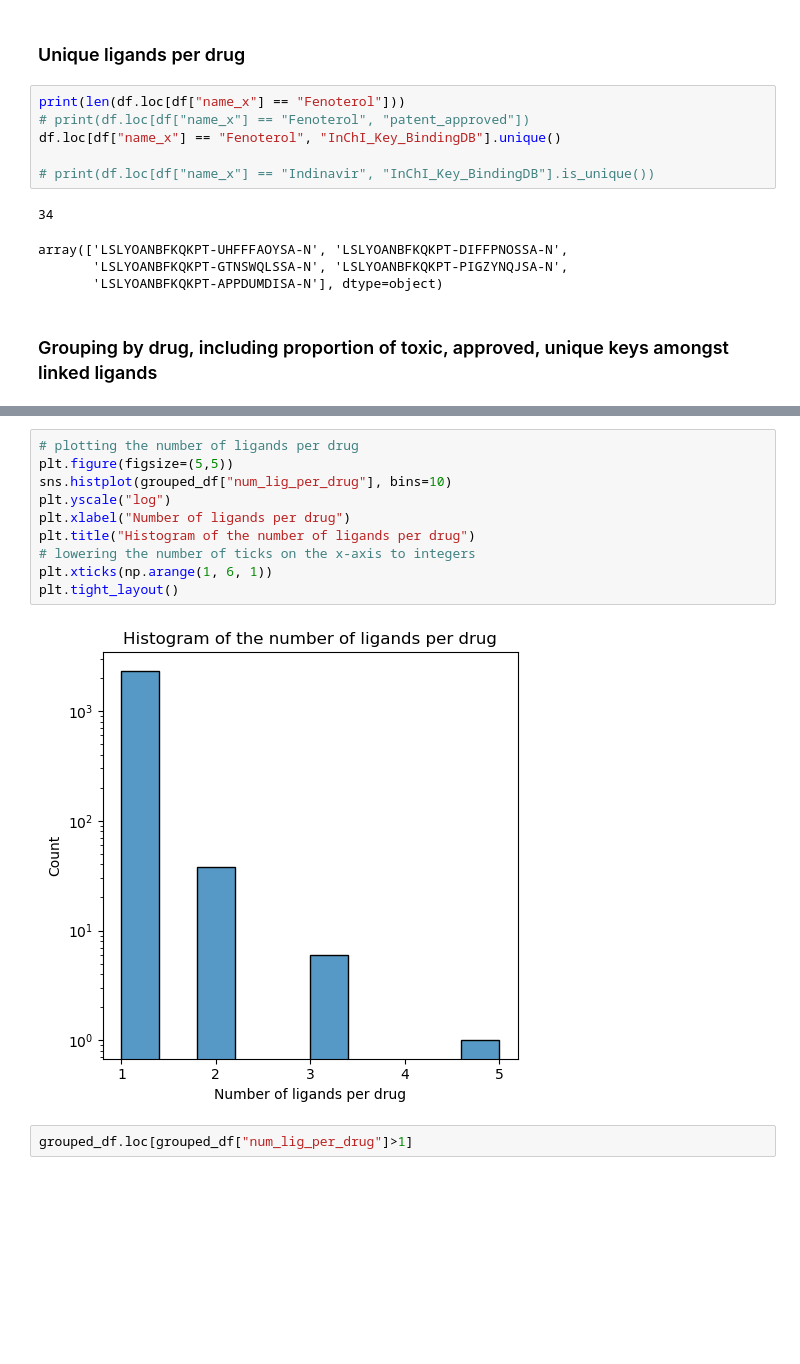
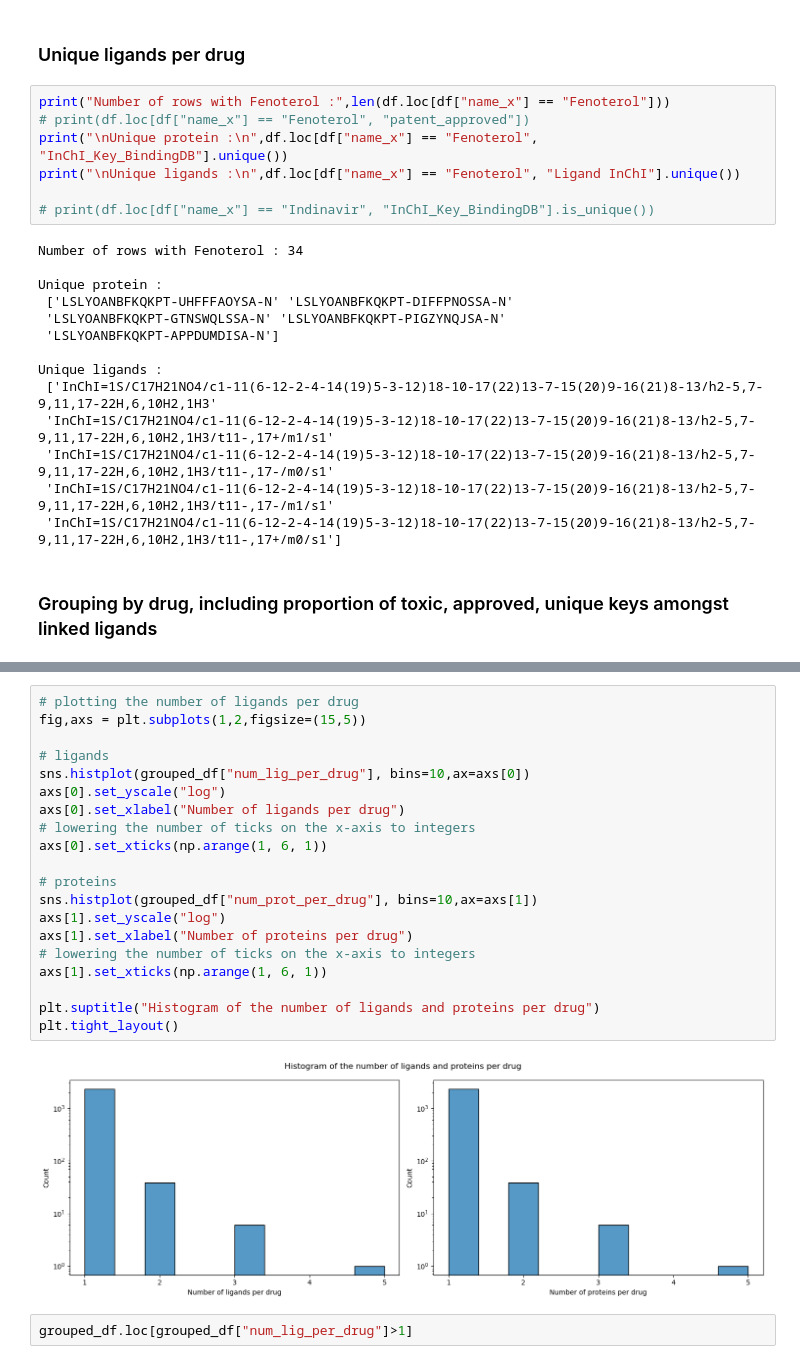
Before and after one commit to epfl-ada/ada-2024-project-hyperbabbage, a Jupyter notebook: trials_mathis.ipynb, the cells around one changed output, grey strips where cells are left out. Cells and saved outputs as stored; diff of their text form; blank space fills up the shorter version.

```diff
--- a/trials_mathis.ipynb
+++ b/trials_mathis.ipynb
@@ -146,16 +142,26 @@ organism :                                          HIV-1
 # %% [markdown]
 ### Unique ligands per drug
 # %%
-print(len(df.loc[df["name_x"] == "Fenoterol"]))
+print("Number of rows with Fenoterol :",len(df.loc[df["name_x"] == "Fenoterol"]))
 # print(df.loc[df["name_x"] == "Fenoterol", "patent_approved"])
-df.loc[df["name_x"] == "Fenoterol", "InChI_Key_BindingDB"].unique()
+print("\nUnique protein :\n",df.loc[df["name_x"] == "Fenoterol", "InChI_Key_BindingDB"].unique())
+print("\nUnique ligands :\n",df.loc[df["name_x"] == "Fenoterol", "Ligand InChI"].unique())
 
 # print(df.loc[df["name_x"] == "Indinavir", "InChI_Key_BindingDB"].is_unique())
 # %% [output]
-34
+Number of rows with Fenoterol : 34
+
+Unique protein :
+ ['LSLYOANBFKQKPT-UHFFFAOYSA-N' 'LSLYOANBFKQKPT-DIFFPNOSSA-N'
+ 'LSLYOANBFKQKPT-GTNSWQLSSA-N' 'LSLYOANBFKQKPT-PIGZYNQJSA-N'
+ 'LSLYOANBFKQKPT-APPDUMDISA-N']
+
+Unique ligands :
+ ['InChI=1S/C17H21NO4/c1-11(6-12-2-4-14(19)5-3-12)18-10-17(22)13-7-15(20)9-16(21)8-13/h2-5,7-9,11,17-22H,6,10H2,1H3'
+ 'InChI=1S/C17H21NO4/c1-11(6-12-2-4-14(19)5-3-12)18-10-17(22)13-7-15(20)9-16(21)8-13/h2-5,7-9,11,17-22H,6,10H2,1H3/t11-,17+/m1/s1'
+ 'InChI=1S/C17H21NO4/c1-11(6-12-2-4-14(19)5-3-12)18-10-17(22)13-7-15(20)9-16(21)8-13/h2-5,7-9,11,17-22H,6,10H2,1H3/t11-,17-/m0/s1'
+ 'InChI=1S/C17H21NO4/c1-11(6-12-2-4-14(19)5-3-12)18-10-17(22)13-7-15(20)9-16(21)8-13/h2-5,7-9,11,17-22H,6,10H2,1H3/t11-,17-/m1/s1'
+ 'InChI=1S/C17H21NO4/c1-11(6-12-2-4-14(19)5-3-12)18-10-17(22)13-7-15(20)9-16(21)8-13/h2-5,7-9,11,17-22H,6,10H2,1H3/t11-,17+/m0/s1']
-array(['LSLYOANBFKQKPT-UHFFFAOYSA-N', 'LSLYOANBFKQKPT-DIFFPNOSSA-N',
-       'LSLYOANBFKQKPT-GTNSWQLSSA-N', 'LSLYOANBFKQKPT-PIGZYNQJSA-N',
-       'LSLYOANBFKQKPT-APPDUMDISA-N'], dtype=object)
 # %% [markdown]
 ### Grouping by drug, including proportion of toxic, approved, unique keys amongst linked ligands
 # %%
@@ -186,16 +192,26 @@ grouped_df.head()
 | Sunitinib | 224 | 224 | [The maximally tolerated dose for... | [WINHZLLDWRZWRT-ATVHPVEESA-N] | [InChI=1S/C22H27FN4O2/c1-5-27(6-2... | 1 | ... |
 # %%
 # plotting the number of ligands per drug
-plt.figure(figsize=(5,5))
-sns.histplot(grouped_df["num_lig_per_drug"], bins=10)
-plt.yscale("log")
-plt.xlabel("Number of ligands per drug")
-plt.title("Histogram of the number of ligands per drug")
+fig,axs = plt.subplots(1,2,figsize=(15,5))
+
+# ligands
+sns.histplot(grouped_df["num_lig_per_drug"], bins=10,ax=axs[0])
+axs[0].set_yscale("log")
+axs[0].set_xlabel("Number of ligands per drug")
 # lowering the number of ticks on the x-axis to integers
-plt.xticks(np.arange(1, 6, 1))
+axs[0].set_xticks(np.arange(1, 6, 1))
+
+# proteins
+sns.histplot(grouped_df["num_prot_per_drug"], bins=10,ax=axs[1])
+axs[1].set_yscale("log")
+axs[1].set_xlabel("Number of proteins per drug")
+# lowering the number of ticks on the x-axis to integers
+axs[1].set_xticks(np.arange(1, 6, 1))
+
+plt.suptitle("Histogram of the number of ligands and proteins per drug")
 plt.tight_layout()
 # %% [output]
-[figure, old version]
+[figure, new version]
 # %%
 grouped_df.loc[grouped_df["num_lig_per_drug"]>1]
 # %% [output]
```
Also changed, not shown: parts of 21 cells of this notebook.
